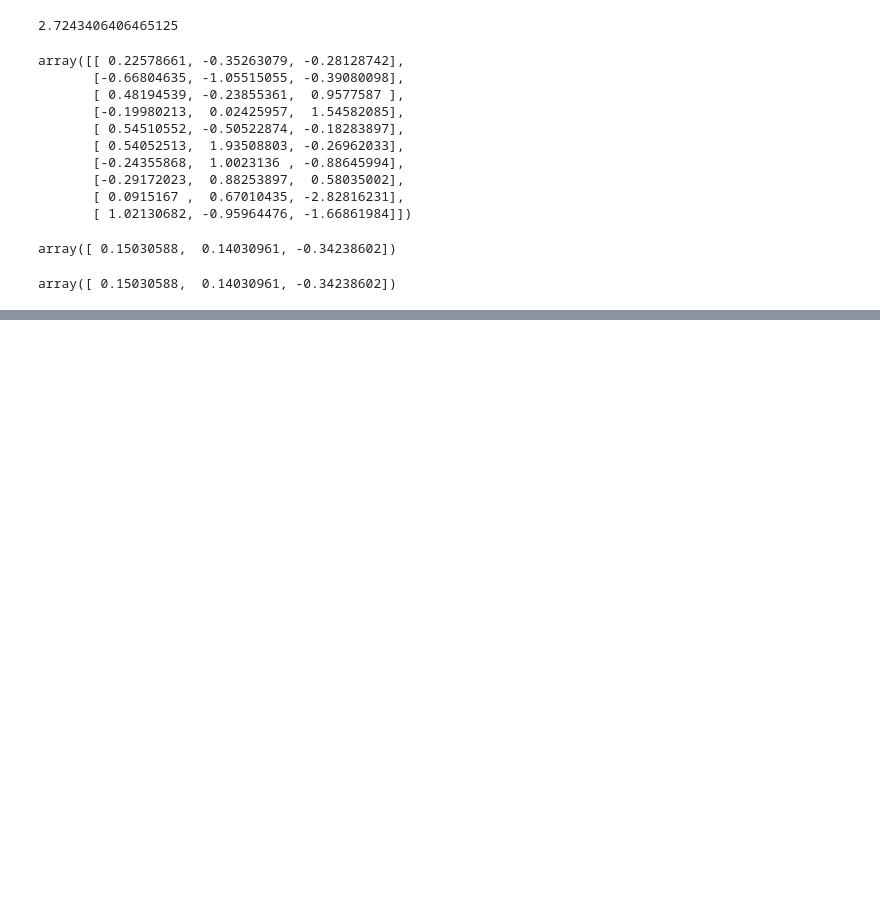
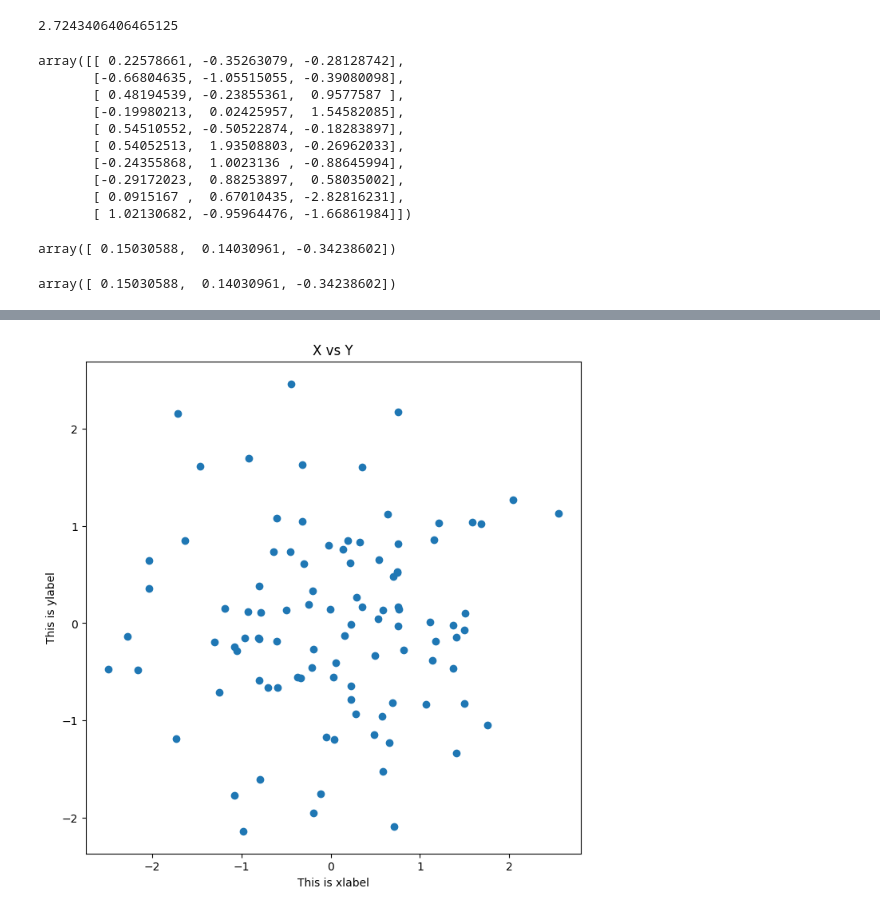
Before and after one commit to Adarsh0047/Introduction-to-Statistical-Learning-With-Python, a Jupyter notebook: Chapter_2_basics.ipynb, the cells around one changed output, grey strips where cells are left out. Saved outputs shown, nothing was run; the diff lists cells and outputs as text; code cells hidden in the pictures; blank space fills up the shorter version.

```diff
--- a/Chapter_2_basics.ipynb
+++ b/Chapter_2_basics.ipynb
@@ -235,0 +260,8 @@ array([ 0.15030588,  0.14030961, -0.34238602])
+# %%
+fig, ax = subplots(figsize=(8, 8))
+ax.scatter(x, y);
+ax.set_xlabel("This is xlabel")
+ax.set_ylabel("This is ylabel")
+ax.set_title("X vs Y");
+# %% [output]
+[figure, added]
```
Also changed, not shown: parts of 24 cells of this notebook.
